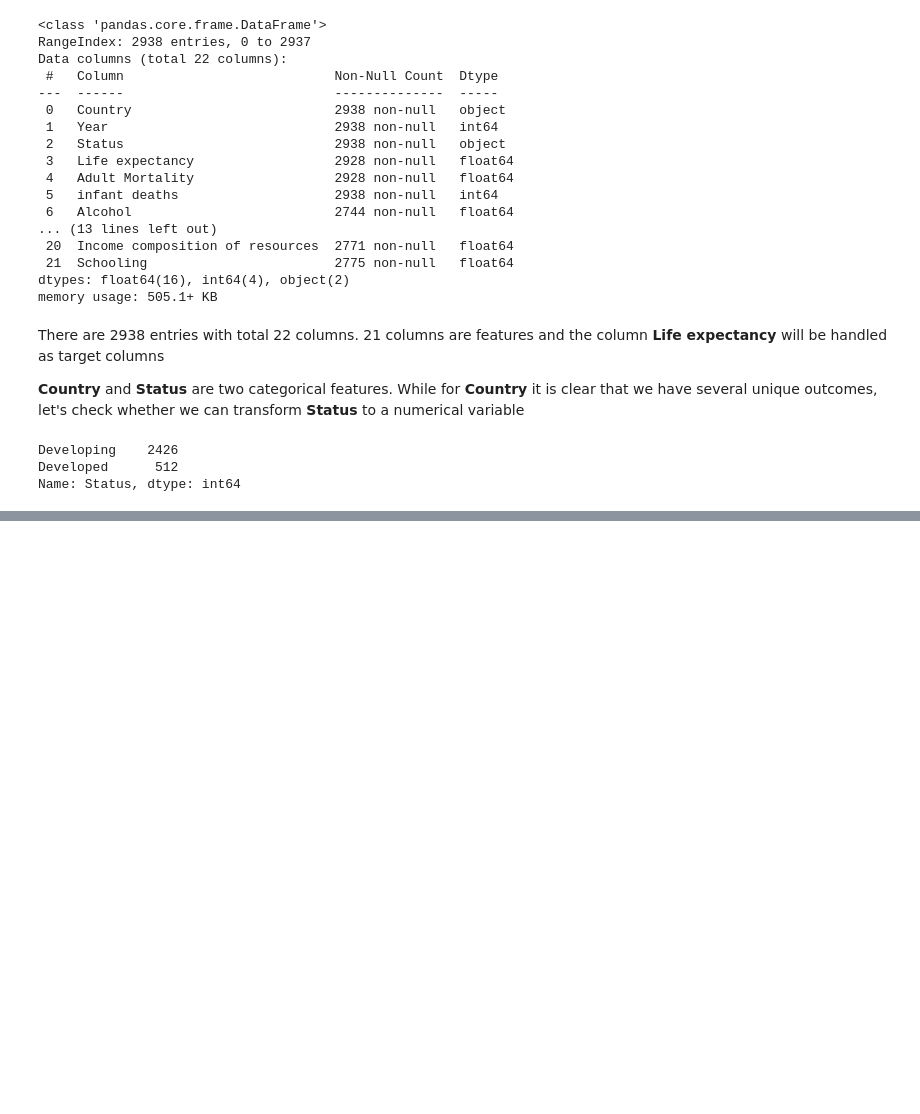
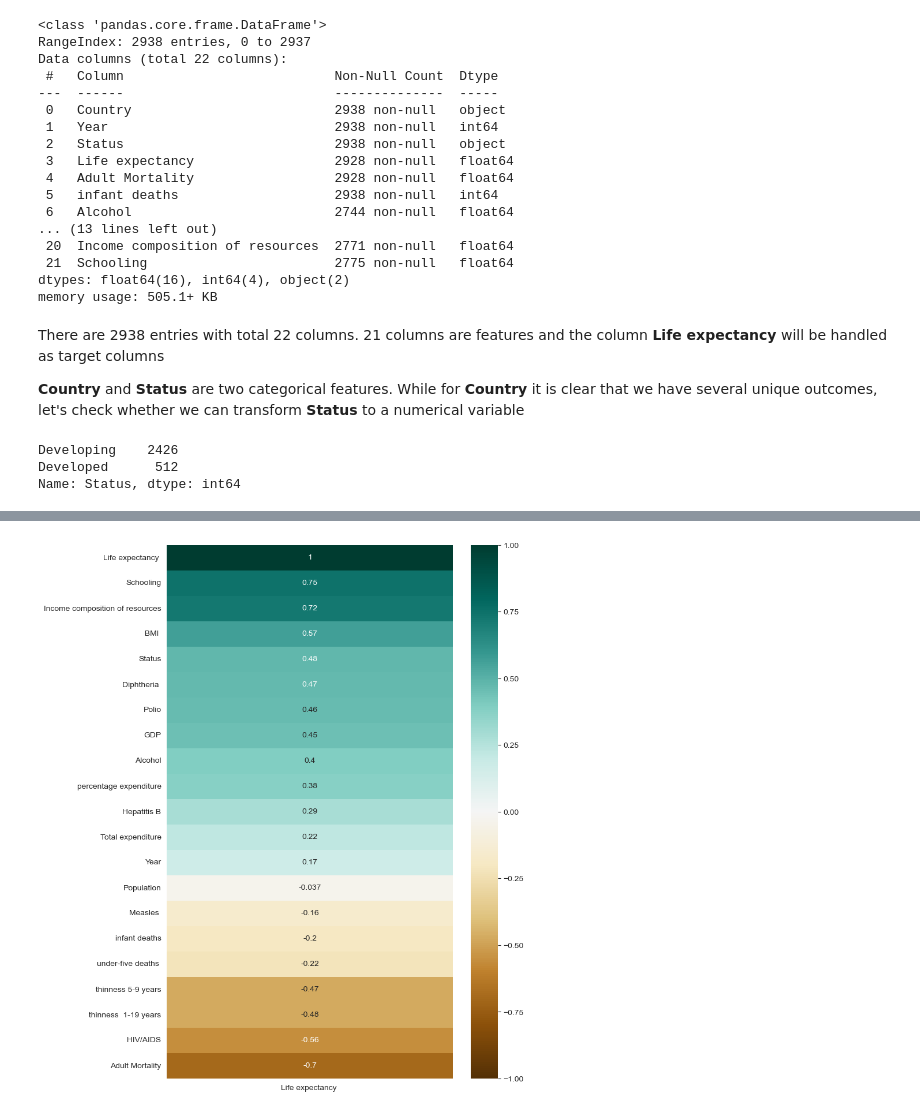
Before and after one commit to fmpberger88/Life-Expectancy-and-GDP-, a Jupyter notebook: life_expectancy_prediction_model.ipynb, the cells around one changed output, grey strips where cells are left out. Cells and saved outputs as stored; diff of their text form; code cells hidden in the pictures; blank space fills up the shorter version.

```diff
--- a/life_expectancy_prediction_model.ipynb
+++ b/life_expectancy_prediction_model.ipynb
@@ -139,0 +225,8 @@ dtype: int64
+# %%
+f, ax = plt.subplots(figsize=(8,12))
+
+ax = sns.heatmap(corr_matrix_knn[["Life expectancy "]].sort_values(by="Life expectancy ", ascending=False), vmin=-1, vmax=1, annot=True, cmap="BrBG")
+plt.show()
+plt.close()
+# %% [output]
+[figure, added]
```
Also changed, not shown: parts of 34 cells of this notebook, 1 other file.
